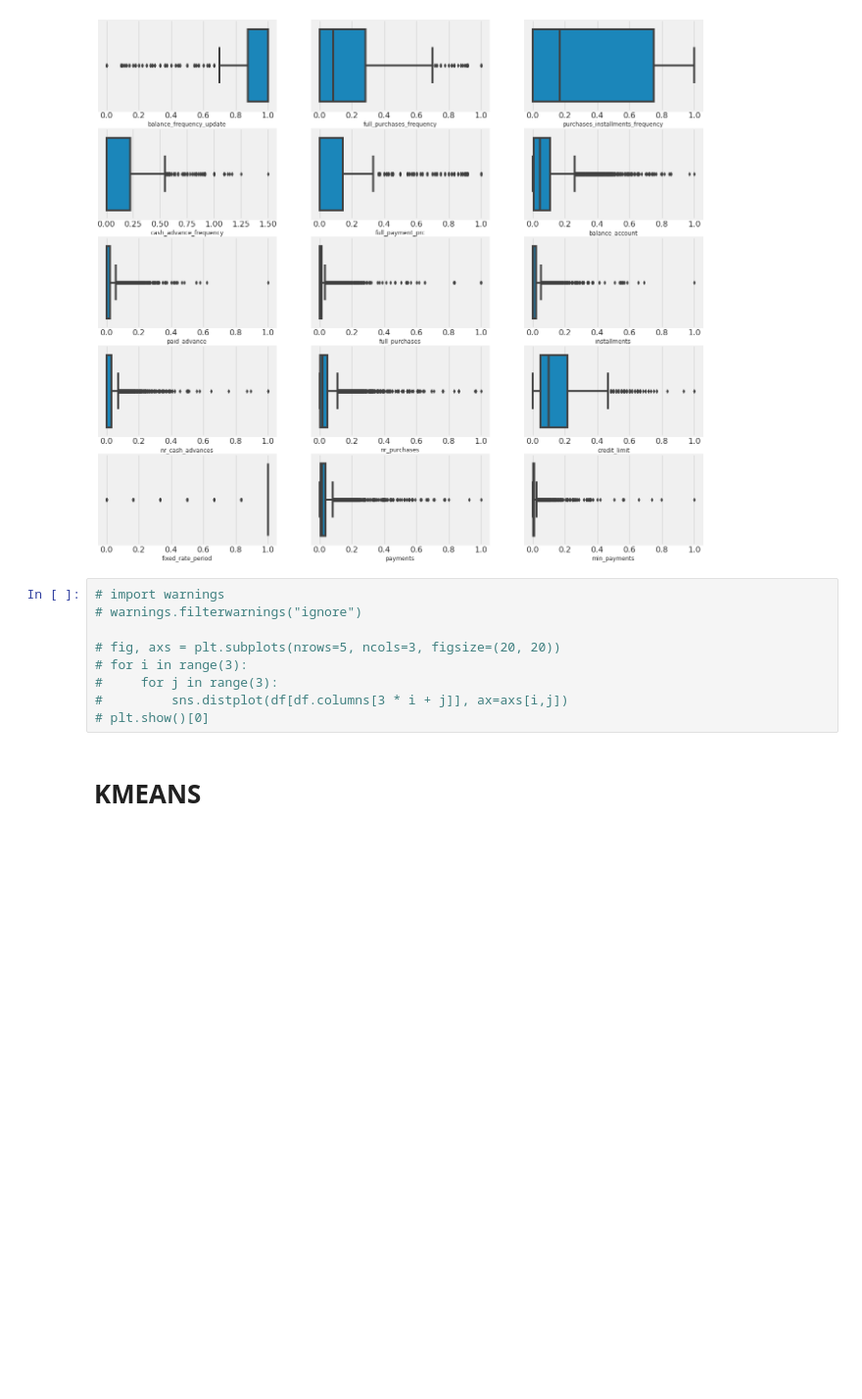
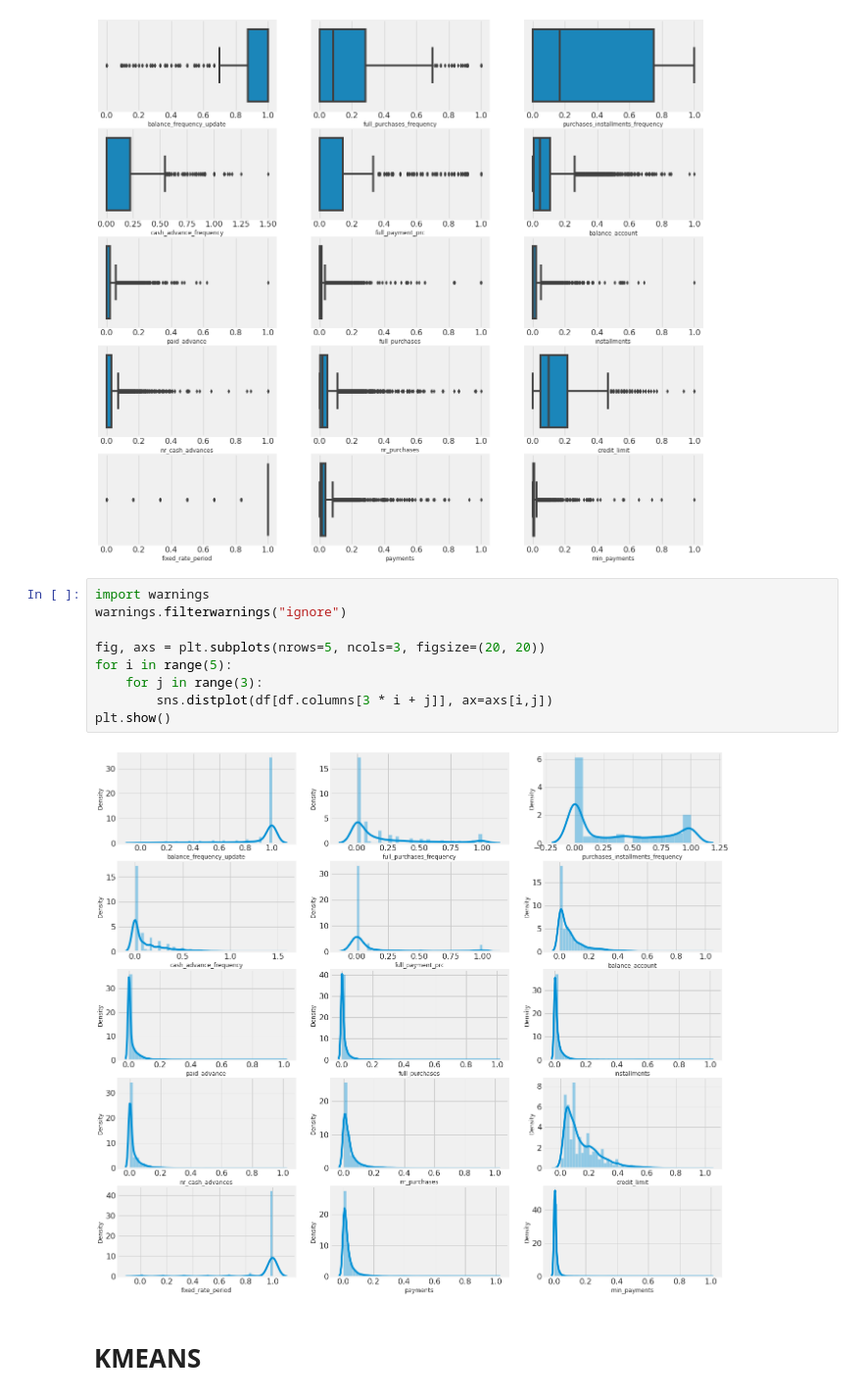
Before and after one commit to ansamz/Customer-Segmentation, a Jupyter notebook: notebooks/AZ_CreditCard.ipynb, the cells around one changed output. Shown at 98% size. Drawn from its saved outputs; the diff is of its cells as text; blank space fills up the shorter version.

```diff
--- a/notebooks/AZ_CreditCard.ipynb
+++ b/notebooks/AZ_CreditCard.ipynb
@@ -197,14 +197,16 @@ for index, name in enumerate(df.columns):
 # %% [output]
 [figure]
 # %%
-# import warnings
-# warnings.filterwarnings("ignore")
+import warnings
+warnings.filterwarnings("ignore")
 
-# fig, axs = plt.subplots(nrows=5, ncols=3, figsize=(20, 20))
-# for i in range(3):
-#     for j in range(3):
-#         sns.distplot(df[df.columns[3 * i + j]], ax=axs[i,j])
-# plt.show()[0]
+fig, axs = plt.subplots(nrows=5, ncols=3, figsize=(20, 20))
+for i in range(5):
+    for j in range(3):
+        sns.distplot(df[df.columns[3 * i + j]], ax=axs[i,j])
+plt.show()
+# %% [output]
+[figure, added]
 # %% [markdown]
 # KMEANS
 # %%
```
Also changed, not shown: parts of 4 cells of this notebook.
